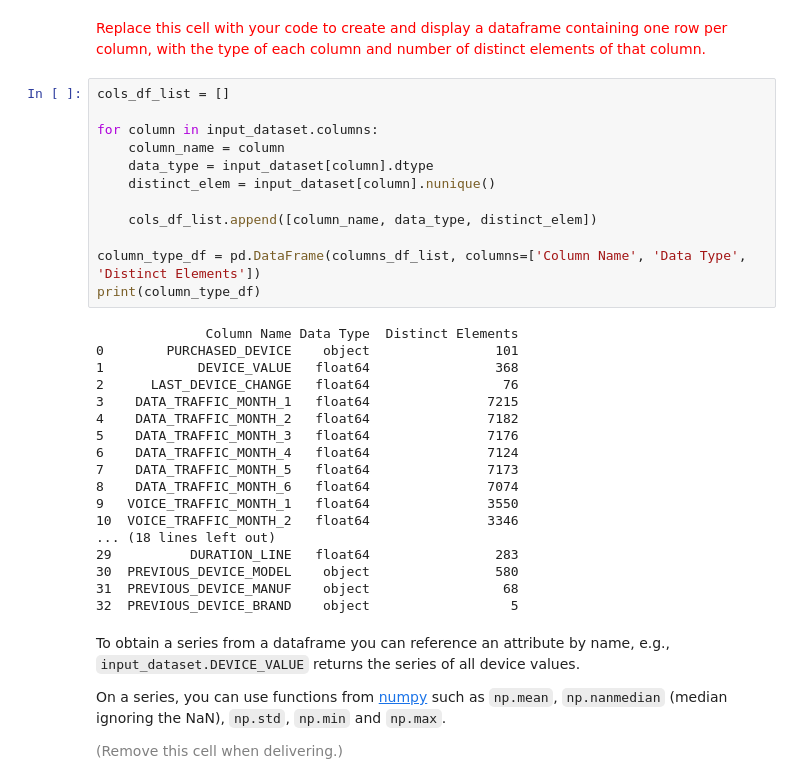
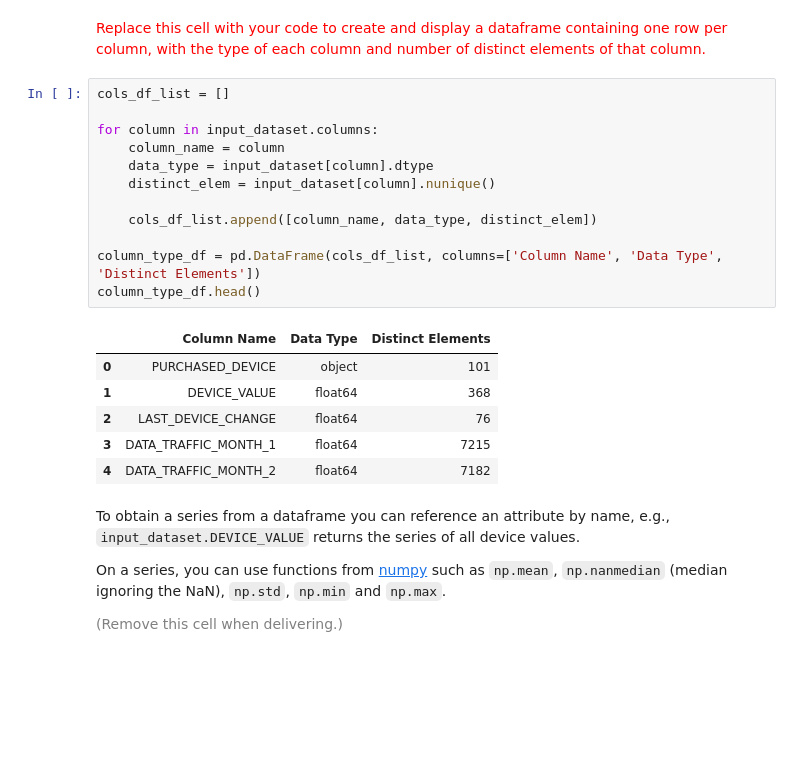
Before and after one commit to BernatQuintilla/data-mining-course, a Jupyter notebook: practicum/ps01_02/ps01_02_data_preparation.ipynb, the cells around one changed output. Drawn from its saved outputs; the diff is of its cells as text; blank space fills up the shorter version.

```diff
--- a/practicum/ps01_02/ps01_02_data_preparation.ipynb
+++ b/practicum/ps01_02/ps01_02_data_preparation.ipynb
@@ -115,33 +115,22 @@ Create a dataframe named `column_type_df` containing the name of each column, it
 # %%
 cols_df_list = []
 
 for column in input_dataset.columns:
     column_name = column
     data_type = input_dataset[column].dtype
     distinct_elem = input_dataset[column].nunique()
 
     cols_df_list.append([column_name, data_type, distinct_elem])
 
-column_type_df = pd.DataFrame(columns_df_list, columns=['Column Name', 'Data Type', 'Distinct Elements'])
-print(column_type_df)
+column_type_df = pd.DataFrame(cols_df_list, columns=['Column Name', 'Data Type', 'Distinct Elements'])
+column_type_df.head()
 # %% [output]
-              Column Name Data Type  Distinct Elements
-0        PURCHASED_DEVICE    object                101
-1            DEVICE_VALUE   float64                368
-2      LAST_DEVICE_CHANGE   float64                 76
-3    DATA_TRAFFIC_MONTH_1   float64               7215
-4    DATA_TRAFFIC_MONTH_2   float64               7182
-5    DATA_TRAFFIC_MONTH_3   float64               7176
-6    DATA_TRAFFIC_MONTH_4   float64               7124
-7    DATA_TRAFFIC_MONTH_5   float64               7173
-8    DATA_TRAFFIC_MONTH_6   float64               7074
-9   VOICE_TRAFFIC_MONTH_1   float64               3550
-10  VOICE_TRAFFIC_MONTH_2   float64               3346
-... (18 lines left out)
-29          DURATION_LINE   float64                283
-30  PREVIOUS_DEVICE_MODEL    object                580
-31  PREVIOUS_DEVICE_MANUF    object                 68
-32  PREVIOUS_DEVICE_BRAND    object                  5
+|  | Column Name | Data Type | Distinct Elements |
+| 0 | PURCHASED_DEVICE | object | 101 |
+| 1 | DEVICE_VALUE | float64 | 368 |
+| 2 | LAST_DEVICE_CHANGE | float64 | 76 |
+| 3 | DATA_TRAFFIC_MONTH_1 | float64 | 7215 |
+| 4 | DATA_TRAFFIC_MONTH_2 | float64 | 7182 |
 # %% [markdown]
 To obtain a series from a dataframe you can reference an attribute by name, e.g., `input_dataset.DEVICE_VALUE` returns the series of all device values.
 
```
Also changed, not shown: parts of 9 cells of this notebook.
